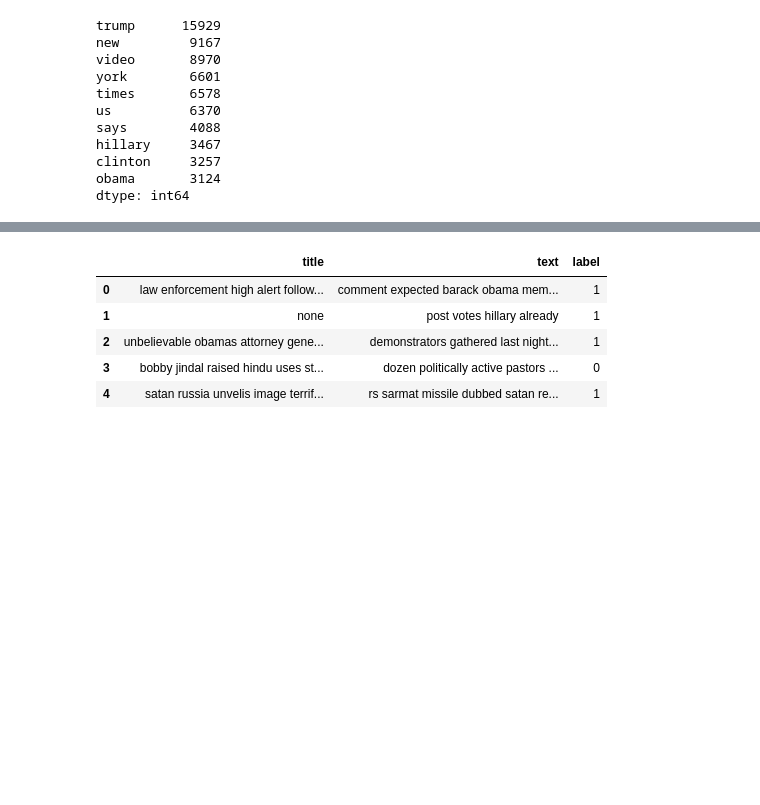
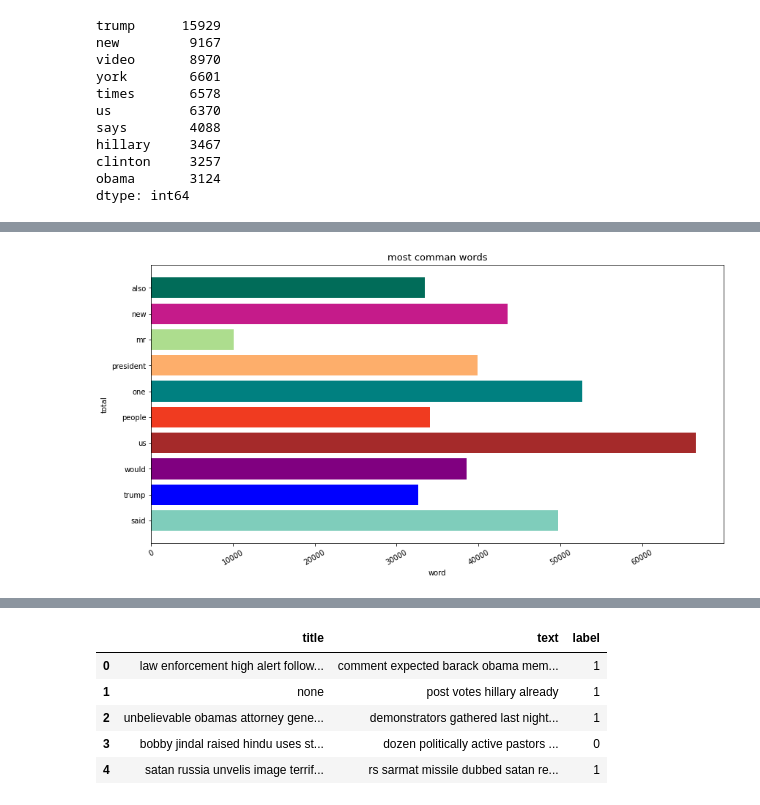
Before and after one commit to ssayhan/Fake_News, a Jupyter notebook: Fake_News_Cleaning.ipynb, the cells around one changed output, grey strips where cells are left out. Drawn from its saved outputs; the diff is of its cells as text; code cells hidden in the pictures; blank space fills up the shorter version.

```diff
--- a/Fake_News_Cleaning.ipynb
+++ b/Fake_News_Cleaning.ipynb
@@ -228,0 +221,7 @@ dtype: int64
+# %%
+# Converting to dataframe
+
+word_count=pd.DataFrame(word_count)
+word_count=word_count.reset_index()
+# %%
+word_count.rename(columns={'index':'Words', 0:'Count'}, inplace=True)
@@ -228,0 +237,3 @@ dtype: int64
+# %%
+words = word_count['Words']
+words
@@ -228,0 +252,15 @@ dtype: int64
+# %%
+# Applying loop to count true or false in most common words in text
+
+df2 = pd.DataFrame(columns = [
+    'word',
+    'total',
+    '1_count',
+    '0_count',
+])
+for word in words:
+    word_df = news_df[news_df['text'].str.contains(word, regex=True, case = False).fillna(False)]
+    count = word_df['label'].value_counts(sort = False)
+    total = len(word_df)
+    df2 = df2.append({'word': word, '1_count':count[0], "0_count": total-count[0],"total":total}, ignore_index=True)
+df2
@@ -228,0 +279,14 @@ dtype: int64
+# %%
+# Creating matplot for most common for words
+
+plt.figure(figsize=(14,7))
+New_Colors = ['#7fcdbb','blue','purple','brown','#f03b20', 'teal', '#fdae6b', '#addd8e', '#c51b8a', '#016c59']
+plt.barh(df2['word'], df2['total'], color=New_Colors)
+plt.title('most comman words', fontsize=13)
+plt.xticks(rotation=30, horizontalalignment="center")
+plt.xlabel('word')
+plt.ylabel('total')
+
+plt.show()
+# %% [output]
+[figure, added]
```
Also changed, not shown: parts of 33 cells of this notebook.
